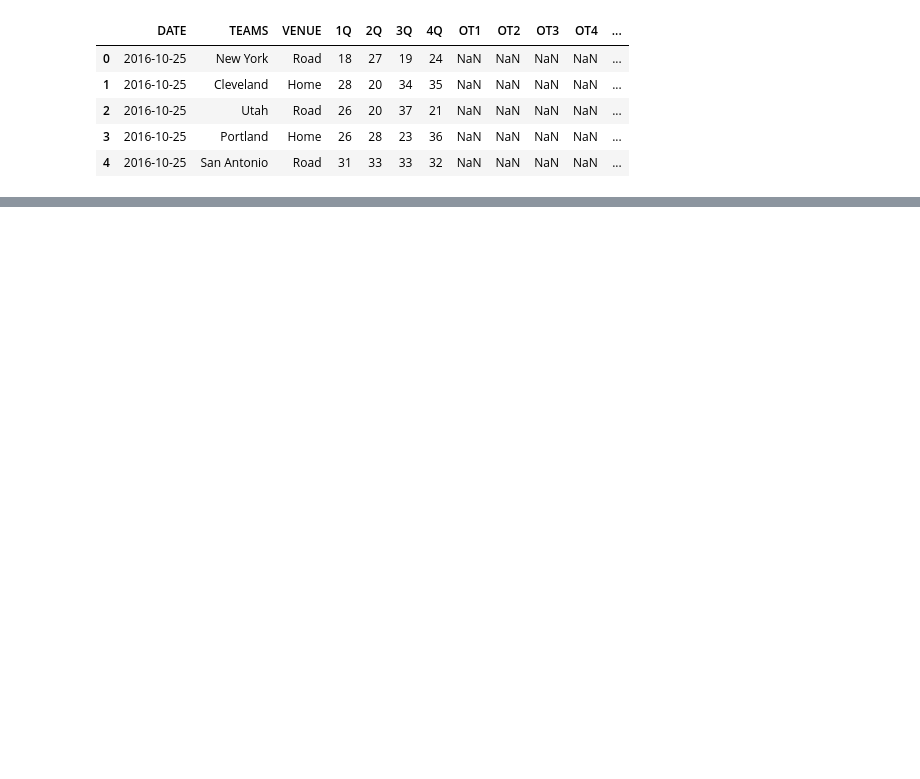
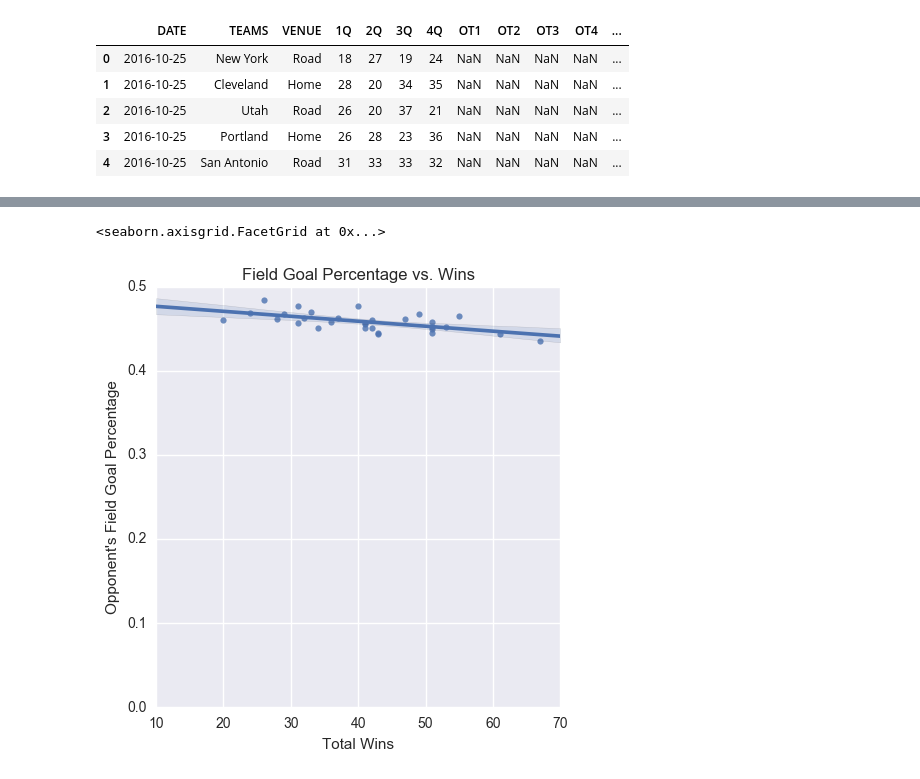
Before and after one commit to MPhillips55/Capstone_Project_1_2016-2017_NBA_Data, a Jupyter notebook: EDA/Capstone Project EDA - 2016-2017 NBA Data.ipynb, the cells around one changed output, grey strips where cells are left out. Cells and saved outputs as stored; diff of their text form; code cells hidden in the pictures; blank space fills up the shorter version.

```diff
--- a/EDA/Capstone Project EDA - 2016-2017 NBA Data.ipynb
+++ b/EDA/Capstone Project EDA - 2016-2017 NBA Data.ipynb
@@ -86,0 +86,19 @@ Name: win_or_loss, dtype: int64
+# %%
+# add opponent field goal percentage to each row
+tbsdf.loc[tbsdf['VENUE']=='Road', 'opp_fgpct'] = tbsdf['FG'].shift(-1) / tbsdf['FGA'].shift(-1)
+tbsdf.loc[tbsdf['VENUE']=='Home', 'opp_fgpct'] = tbsdf['FG'].shift(1) / tbsdf['FGA'].shift(1)
+# %%
+# create new dataframe to hold win totals and opponent fg percentage by team
+fg_pct_df = tbsdf[['TEAMS', 'opp_fgpct', 'win_or_loss']]
+fg_pct_df = fg_pct_df.groupby('TEAMS').agg({'opp_fgpct':'mean', 'win_or_loss':'sum'})[['opp_fgpct', 'win_or_loss']]
+# %%
+# create scatter plot
+ax = sns.lmplot('win_or_loss', 'opp_fgpct', data=fg_pct_df)
+
+ax.set(ylim=(0.0,0.5),
+       xlabel='Total Wins',
+       ylabel="Opponent's Field Goal Percentage",
+       title='Field Goal Percentage vs. Wins')
+# %% [output]
+<seaborn.axisgrid.FacetGrid at 0x...>
+[figure, added]
```
Also changed, not shown: parts of 19 cells of this notebook.
